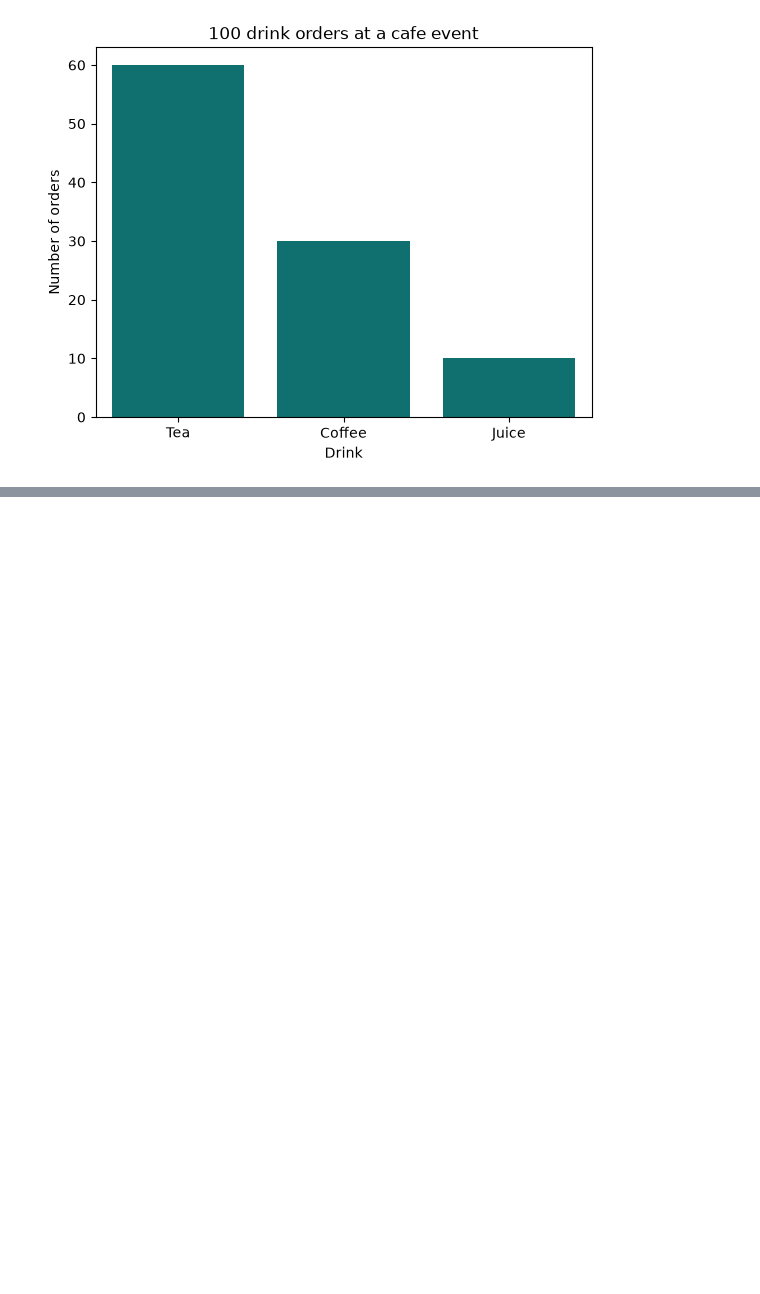
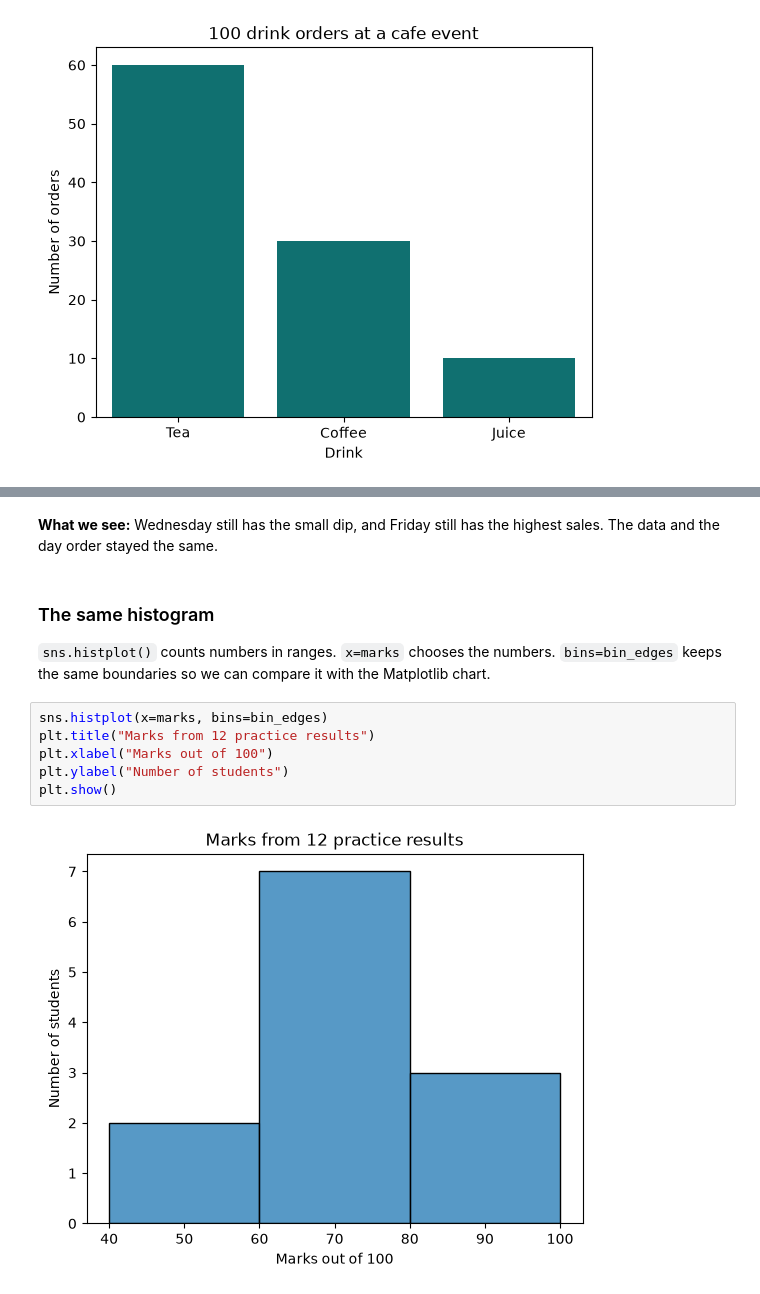
Before and after one commit to Zainulabidin-Shaikh/GenAI-Student-Materials, a Jupyter notebook: day-04/notebooks/practice.ipynb, the cells around one changed output, grey strips where cells are left out. Saved outputs shown, nothing was run; the diff lists cells and outputs as text; blank space fills up the shorter version.

```diff
--- a/day-04/notebooks/practice.ipynb
+++ b/day-04/notebooks/practice.ipynb
@@ -170,0 +194,14 @@ Then change `orders` to `[50, 30, 20]`. Run that data cell, the bar chart cell a
+# %% [markdown]
+**What we see:** Wednesday still has the small dip, and Friday still has the highest sales. The data and the day order stayed the same.
+# %% [markdown]
+### The same histogram
+
+`sns.histplot()` counts numbers in ranges. `x=marks` chooses the numbers. `bins=bin_edges` keeps the same boundaries so we can compare it with the Matplotlib chart.
+# %%
+sns.histplot(x=marks, bins=bin_edges)
+plt.title("Marks from 12 practice results")
+plt.xlabel("Marks out of 100")
+plt.ylabel("Number of students")
+plt.show()
+# %% [output]
+[figure, added]
```
Also changed, not shown: parts of 38 cells of this notebook, 2 other files.
